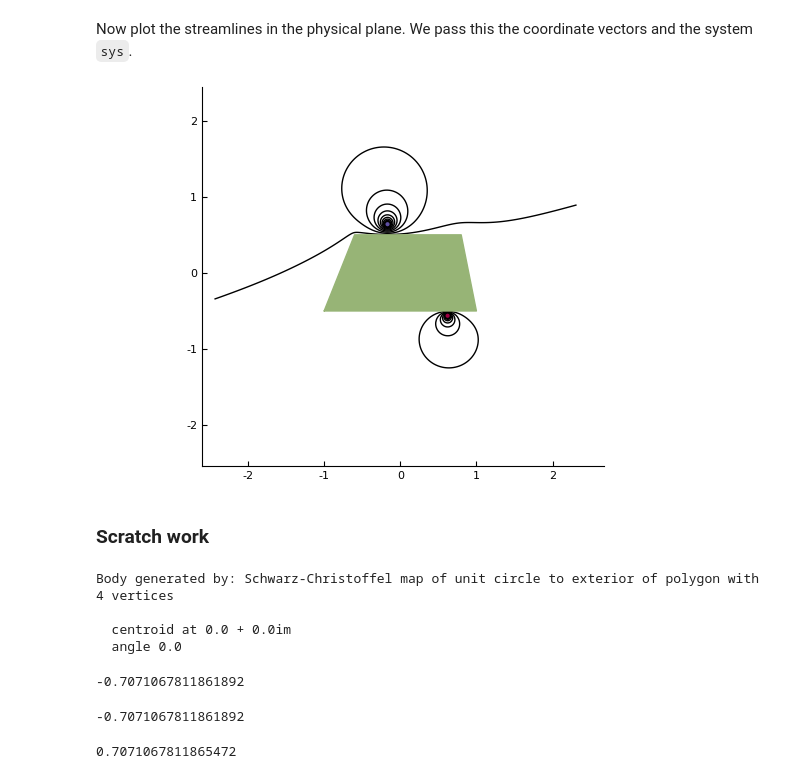
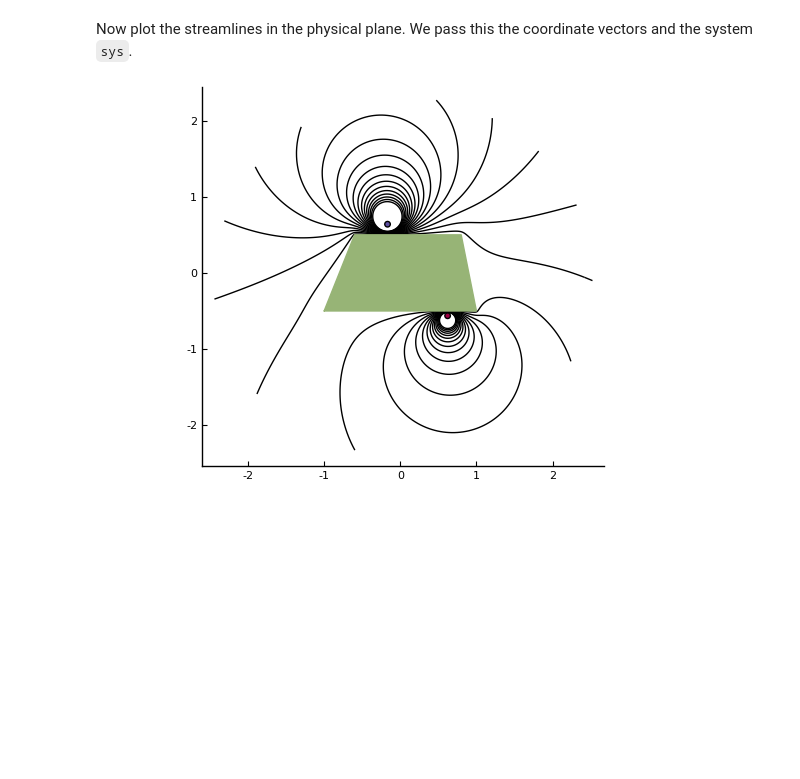
Before and after one commit to darwindarak/PotentialFlow.jl, a Jupyter notebook: binder/notebooks/Conformally mapped body.ipynb, the cells around one changed output. Cells and saved outputs as stored; diff of their text form; code cells hidden in the pictures; blank space fills up the shorter version.

Commit message:
Updated the conformal mapping notebook, and fixed a bug in PitchHeave

```diff
--- a/binder/notebooks/Conformally mapped body.ipynb
+++ b/binder/notebooks/Conformally mapped body.ipynb
@@ -319,7 +334,7 @@ eps = 0.00001 # small offset from the surface of the unit circle
 
 nth = 400   # number of circumferential points
 dth = 2π/nth
-θ = linspace(0,2π,nth+1)
+θ = range(0,2π,length=nth+1)
 dr = dth
 r = [1+eps]
 while maximum(r) < rmax
@@ -329,30 +344,7 @@ end
 # %% [markdown]
 Now plot the streamlines in the physical plane. We pass this the coordinate vectors and the system `sys`.
 # %%
-ps = streamlines(r,θ,sys)
+ps = streamlines(r,θ,sys,levels=range(-0.1,0.1,length=31))
 plot!(ps,(b,ambient_ω_z),legend=false)
 # %% [output]
-[figure, old version]
+[figure, new version]
-# %% [markdown]
-### Scratch work
-# %%
-b
-# %% [output]
-Body generated by: Schwarz-Christoffel map of unit circle to exterior of polygon with 4 vertices
-
-  centroid at 0.0 + 0.0im
-  angle 0.0
-# %%
-Bodies.tangent(exp(im*π/4),exp(im*π/4),b)
-# %% [output]
--0.7071067811861892
-# %%
-Bodies.tangent(exp(im*π/4),exp(im*π/4),b)
-# %% [output]
--0.7071067811861892
-# %%
-p = Bodies.Polygon([-1.0,1.0,1.0,-1.0],[-1.0,-1.0,1.0,1.0]);
-b = Bodies.ConformalBody(p);
-Bodies.normal(exp(im*0),exp(im*π/4),b)
-# %% [output]
-0.7071067811865472
```
Also changed, not shown: parts of 29 cells of this notebook, 2 other files.
